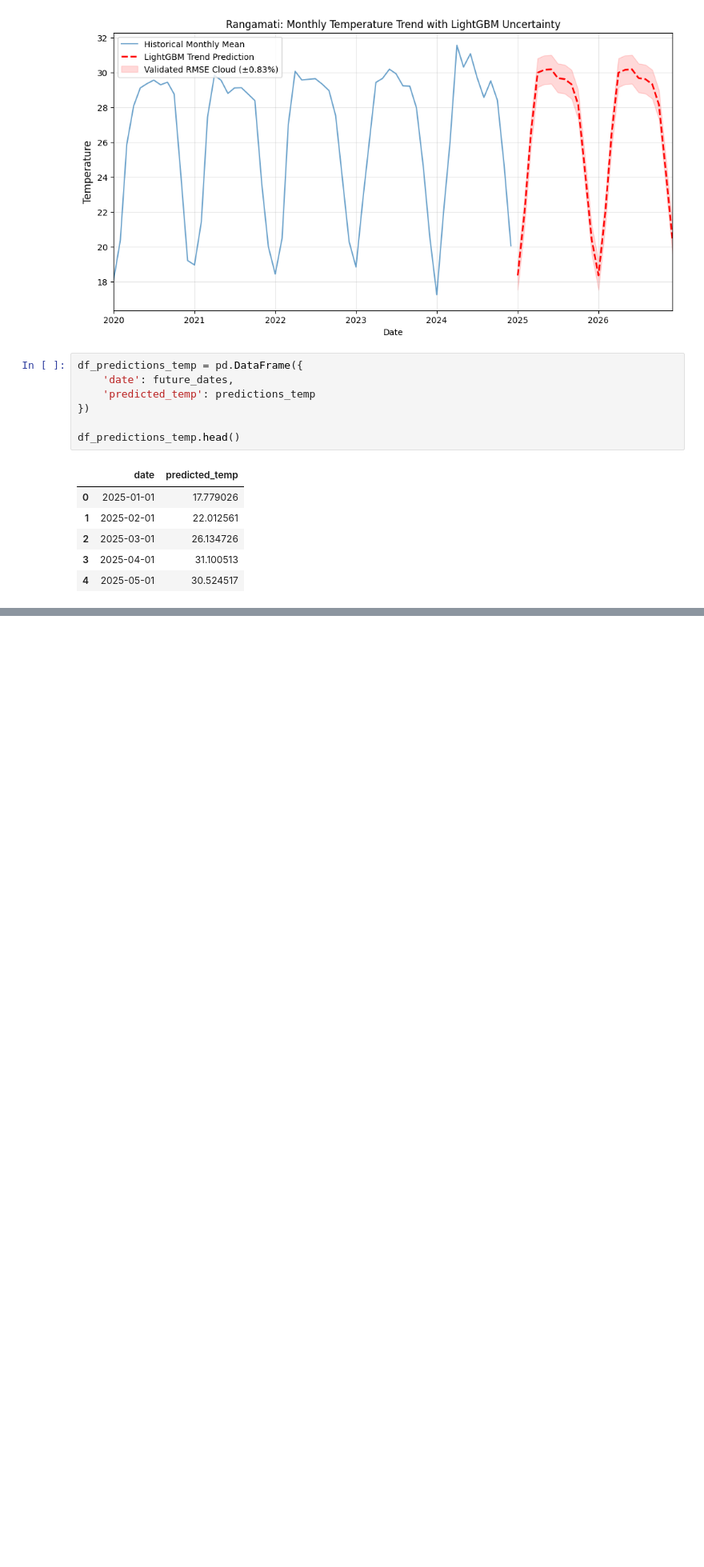
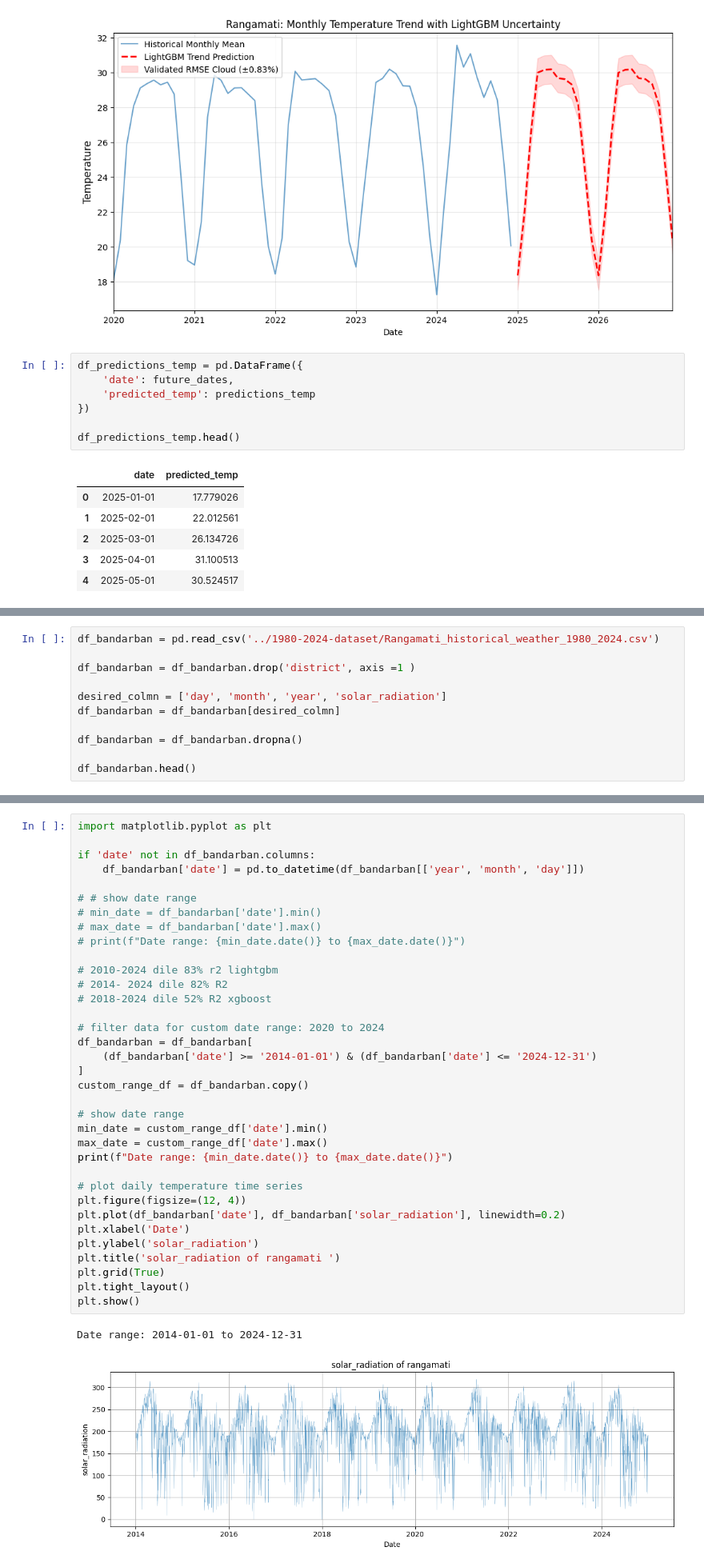
Before and after one commit to not-your-pancake/TCC_Journal, a Jupyter notebook: HI_WB_HS_HM_WBG/rangamati.ipynb, the cells around one changed output, grey strips where cells are left out. Shown at 80% size. Drawn from its saved outputs; the diff is of its cells as text; blank space fills up the shorter version.

Commit message:
solar radiation done

```diff
--- a/HI_WB_HS_HM_WBG/rangamati.ipynb
+++ b/HI_WB_HS_HM_WBG/rangamati.ipynb
@@ -1428,0 +1439,11 @@ df_predictions_temp.head()
+# %%
+df_bandarban = pd.read_csv('../1980-2024-dataset/Rangamati_historical_weather_1980_2024.csv')
+
+df_bandarban = df_bandarban.drop('district', axis =1 )
+
+desired_colmn = ['day', 'month', 'year', 'solar_radiation']
+df_bandarban = df_bandarban[desired_colmn]
+
+df_bandarban = df_bandarban.dropna()
+
+df_bandarban.head()
@@ -1428,0 +1457,38 @@ df_predictions_temp.head()
+# %%
+import matplotlib.pyplot as plt
+
+if 'date' not in df_bandarban.columns:
+    df_bandarban['date'] = pd.to_datetime(df_bandarban[['year', 'month', 'day']])
+
+# # show date range
+# min_date = df_bandarban['date'].min()
+# max_date = df_bandarban['date'].max()
+# print(f"Date range: {min_date.date()} to {max_date.date()}")
+
+# 2010-2024 dile 83% r2 lightgbm
+# 2014- 2024 dile 82% R2
+# 2018-2024 dile 52% R2 xgboost
+
+# filter data for custom date range: 2020 to 2024
+df_bandarban = df_bandarban[
+    (df_bandarban['date'] >= '2014-01-01') & (df_bandarban['date'] <= '2024-12-31')
+]
+custom_range_df = df_bandarban.copy()
+
+# show date range
+min_date = custom_range_df['date'].min()
+max_date = custom_range_df['date'].max()
+print(f"Date range: {min_date.date()} to {max_date.date()}")
+
+# plot daily temperature time series
+plt.figure(figsize=(12, 4))
+plt.plot(df_bandarban['date'], df_bandarban['solar_radiation'], linewidth=0.2)
+plt.xlabel('Date')
+plt.ylabel('solar_radiation')
+plt.title('solar_radiation of rangamati ')
+plt.grid(True)
+plt.tight_layout()
+plt.show()
+# %% [output]
+Date range: 2014-01-01 to 2024-12-31
+[figure, added]
```
Also changed, not shown: parts of 27 cells of this notebook, 9 other files.
